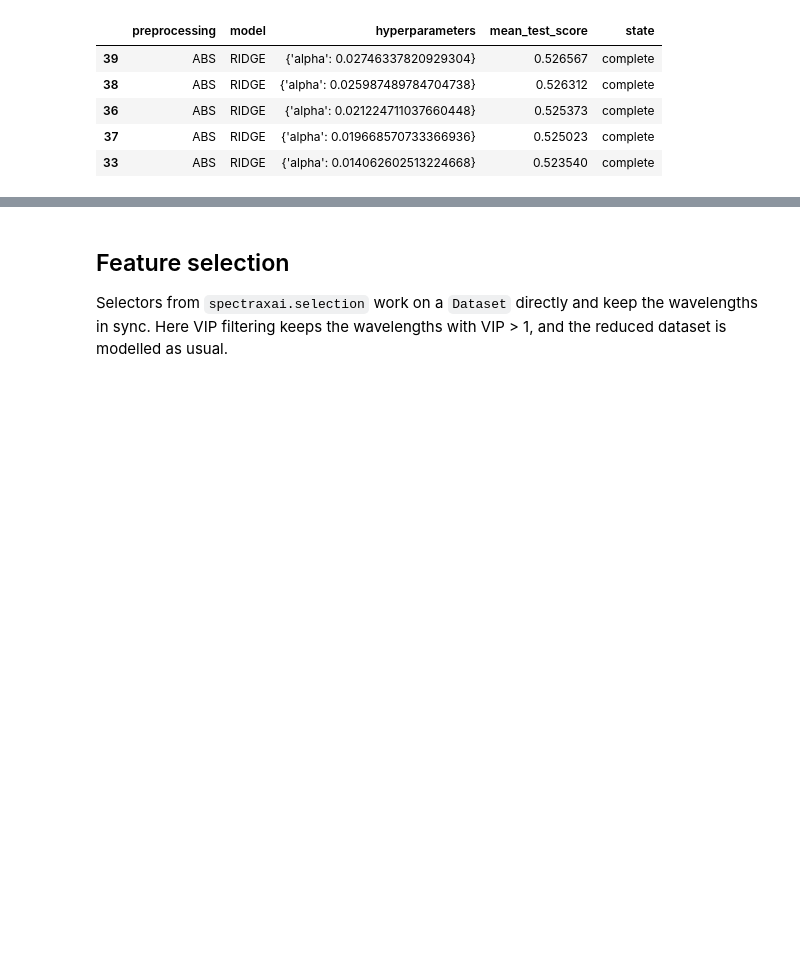
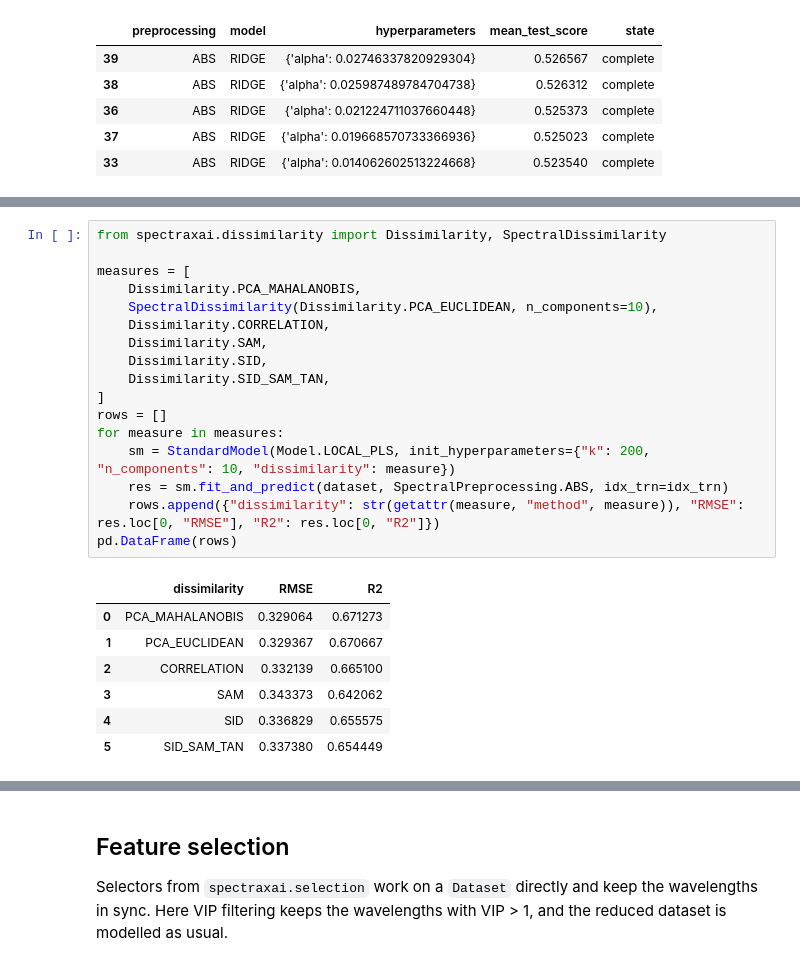
Before and after one commit to tsakiridis/spectra-xai, a Jupyter notebook: examples/modelExamples.ipynb, the cells around one changed output, grey strips where cells are left out. Drawn from its saved outputs; the diff is of its cells as text; blank space fills up the shorter version.

```diff
--- a/examples/modelExamples.ipynb
+++ b/examples/modelExamples.ipynb
@@ -228,0 +270,25 @@ search.results_.sort_values("rank_test_score")[["preprocessing", "model", "hyper
+# %%
+from spectraxai.dissimilarity import Dissimilarity, SpectralDissimilarity
+
+measures = [
+    Dissimilarity.PCA_MAHALANOBIS,
+    SpectralDissimilarity(Dissimilarity.PCA_EUCLIDEAN, n_components=10),
+    Dissimilarity.CORRELATION,
+    Dissimilarity.SAM,
+    Dissimilarity.SID,
+    Dissimilarity.SID_SAM_TAN,
+]
+rows = []
+for measure in measures:
+    sm = StandardModel(Model.LOCAL_PLS, init_hyperparameters={"k": 200, "n_components": 10, "dissimilarity": measure})
+    res = sm.fit_and_predict(dataset, SpectralPreprocessing.ABS, idx_trn=idx_trn)
+    rows.append({"dissimilarity": str(getattr(measure, "method", measure)), "RMSE": res.loc[0, "RMSE"], "R2": res.loc[0, "R2"]})
+pd.DataFrame(rows)
+# %% [output]
+|  | dissimilarity | RMSE | R2 |
+| 0 | PCA_MAHALANOBIS | 0.329064 | 0.671273 |
+| 1 | PCA_EUCLIDEAN | 0.329367 | 0.670667 |
+| 2 | CORRELATION | 0.332139 | 0.665100 |
+| 3 | SAM | 0.343373 | 0.642062 |
+| 4 | SID | 0.336829 | 0.655575 |
+| 5 | SID_SAM_TAN | 0.337380 | 0.654449 |
```
Also changed, not shown: parts of 9 cells of this notebook, 14 other files.
